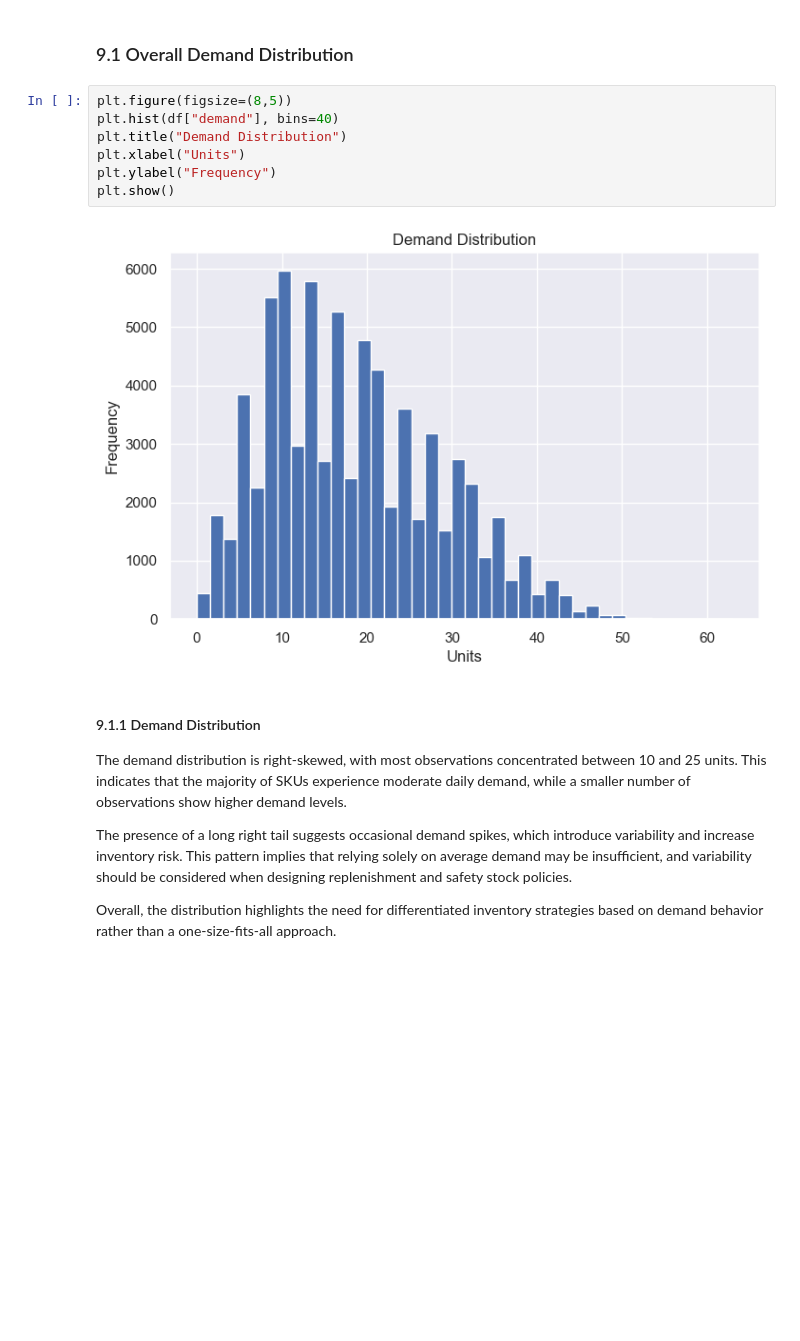
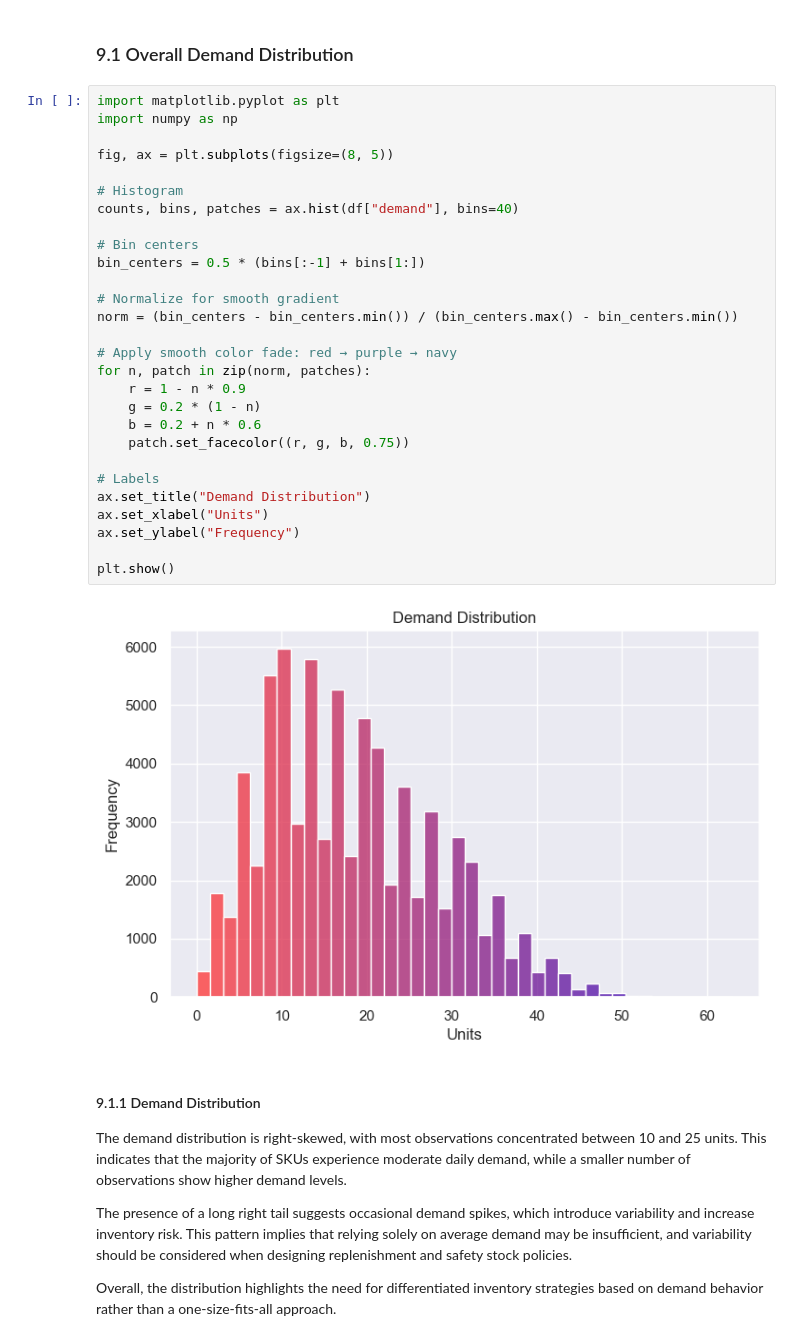
Before and after one commit to ejazurrehman/EDA_for_Inventory, a Jupyter notebook: eda_for_inventory_analytics.ipynb, the cells around one changed output. Cells and saved outputs as stored; diff of their text form; blank space fills up the shorter version.

```diff
--- a/eda_for_inventory_analytics.ipynb
+++ b/eda_for_inventory_analytics.ipynb
@@ -211,15 +211,36 @@ These derived variables help evaluate service effectiveness and inventory effici
 ## 9. Demand Analyis
 # %% [markdown]
 ### 9.1 Overall Demand Distribution
-# %%
-plt.figure(figsize=(8,5))
-plt.hist(df["demand"], bins=40)
-plt.title("Demand Distribution")
-plt.xlabel("Units")
-plt.ylabel("Frequency")
-plt.show()
-# %% [output]
-[figure, removed]
+# %%
+import matplotlib.pyplot as plt
+import numpy as np
+
+fig, ax = plt.subplots(figsize=(8, 5))
+
+# Histogram
+counts, bins, patches = ax.hist(df["demand"], bins=40)
+
+# Bin centers
+bin_centers = 0.5 * (bins[:-1] + bins[1:])
+
+# Normalize for smooth gradient
+norm = (bin_centers - bin_centers.min()) / (bin_centers.max() - bin_centers.min())
+
+# Apply smooth color fade: red → purple → navy
+for n, patch in zip(norm, patches):
+    r = 1 - n * 0.9
+    g = 0.2 * (1 - n)
+    b = 0.2 + n * 0.6
+    patch.set_facecolor((r, g, b, 0.75))
+
+# Labels
+ax.set_title("Demand Distribution")
+ax.set_xlabel("Units")
+ax.set_ylabel("Frequency")
+
+plt.show()
+# %% [output]
+[figure, added]
 # %% [markdown]
 #### 9.1.1 Demand Distribution
 
```
Also changed, not shown: parts of 3 cells of this notebook.
